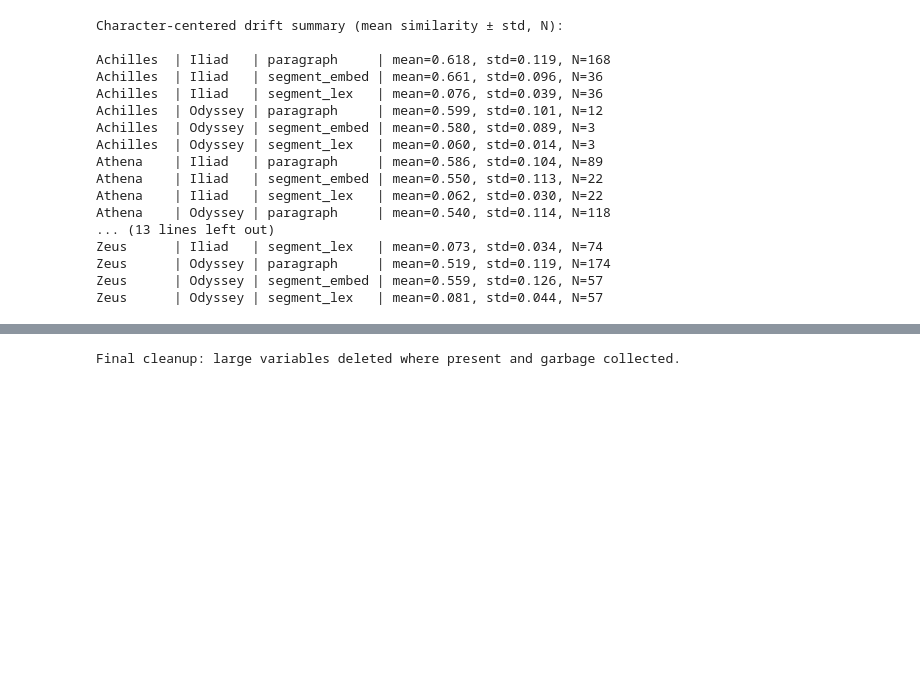
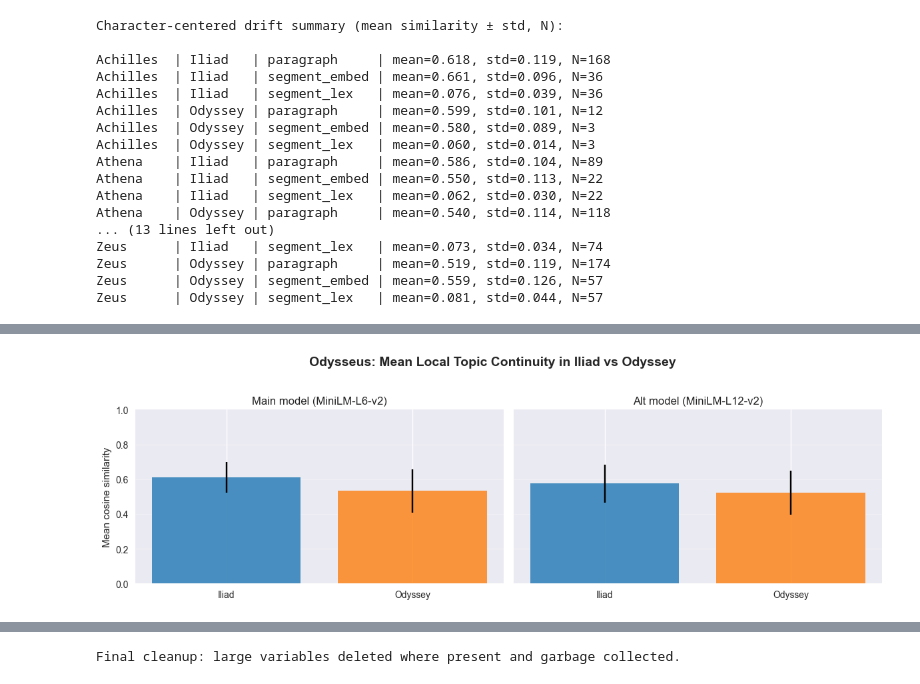
Before and after one commit to unarmedsnek/applied-NLP-week4, a Jupyter notebook: notebooks/2_AppliedNLP_Session4_Character_Centered_Topic_Drift.ipynb, the cells around one changed output, grey strips where cells are left out. Drawn from its saved outputs; the diff is of its cells as text; code cells hidden in the pictures; blank space fills up the shorter version.

Commit message:
a little bit of debugging and plotting
added plots and how to read them

```diff
--- a/notebooks/2_AppliedNLP_Session4_Character_Centered_Topic_Drift.ipynb
+++ b/notebooks/2_AppliedNLP_Session4_Character_Centered_Topic_Drift.ipynb
@@ -1398,0 +1410,88 @@ Zeus      | Odyssey | segment_lex   | mean=0.081, std=0.044, N=57
+# %%
+# 1. Odysseus drift: Iliad vs Odyssey (main result + robustness)
+
+fig, axes = plt.subplots(1, 2, figsize=(12, 4), sharey=True)
+
+# Main model (all-MiniLM-L6-v2)
+ody_iliad_main = char_drift_iliad.get("odysseus")
+ody_odys_main = char_drift_odyssey.get("odysseus")
+
+if ody_iliad_main is not None and ody_odys_main is not None:
+    means_main = [float(ody_iliad_main.mean()), float(ody_odys_main.mean())]
+    stds_main = [float(ody_iliad_main.std()), float(ody_odys_main.std())]
+    labels = ["Iliad", "Odyssey"]
+    x = np.arange(len(labels))
+
+    axes[0].bar(x, means_main, yerr=stds_main, capsize=6,
+                color=["#1f77b4", "#ff7f0e"], alpha=0.8)
+    axes[0].set_xticks(x)
+    axes[0].set_xticklabels(labels)
+    axes[0].set_ylim(0, 1)
+    axes[0].set_ylabel("Mean cosine similarity", fontsize=11)
+    axes[0].set_title("Main model (MiniLM-L6-v2)", fontsize=12)
+    axes[0].grid(True, axis="y", alpha=0.3)
+else:
+    axes[0].text(0.5, 0.5, "Odysseus drift (main) not available",
+                 ha="center", va="center", fontsize=11)
+    axes[0].set_axis_off()
+
+# Alternate model (all-MiniLM-L12-v2) — robustness
+if "sims_i_alt" in globals() and "sims_o_alt" in globals() and len(sims_i_alt) and len(sims_o_alt):
+    means_alt = [float(sims_i_alt.mean()), float(sims_o_alt.mean())]
+    stds_alt = [float(sims_i_alt.std()), float(sims_o_alt.std())]
+    labels_alt = ["Iliad", "Odyssey"]
+    x_alt = np.arange(len(labels_alt))
+
+    axes[1].bar(x_alt, means_alt, yerr=stds_alt, capsize=6,
+                color=["#1f77b4", "#ff7f0e"], alpha=0.8)
+    axes[1].set_xticks(x_alt)
+    axes[1].set_xticklabels(labels_alt)
+    axes[1].set_ylim(0, 1)
+    axes[1].set_title("Alt model (MiniLM-L12-v2)", fontsize=12)
+    axes[1].grid(True, axis="y", alpha=0.3)
+else:
+    axes[1].text(0.5, 0.5, "Alt-model drift not available\n(run robustness cell first)",
+                 ha="center", va="center", fontsize=11)
+    axes[1].set_axis_off()
+
+fig.suptitle("Odysseus: Mean Local Topic Continuity in Iliad vs Odyssey", fontsize=14, fontweight="bold")
+fig.tight_layout(rect=[0, 0.03, 1, 0.95])
+plt.show()
+
+
+# 2. Achilles vs Hector drift in the Iliad (negative control)
+
+achilles_iliad = char_drift_iliad.get("achilles")
+hector_iliad = char_drift_iliad.get("hector")
+
+if achilles_iliad is not None and hector_iliad is not None:
+    data = [achilles_iliad, hector_iliad]
+    labels = ["Achilles", "Hector"]
+
+    plt.figure(figsize=(6, 4))
+    plt.boxplot(data, labels=labels, showfliers=False)
+    plt.ylim(0, 1)
+    plt.ylabel("Cosine similarity (paragraph level)", fontsize=11)
+    plt.title("Achilles vs Hector Local Topic Continuity (Iliad)", fontsize=13, fontweight="bold")
+    plt.grid(True, axis="y", alpha=0.3)
+    plt.tight_layout()
+    plt.show()
+else:
+    print("Achilles/Hector drift not available.")
+
+
+# 3. Within-episode vs across-episode drift for Odysseus in the Odyssey
+
+plot_within_vs_across_episode("odysseus", epic="odyssey")
+
+
+# 4. Character-level drift line with episode annotations (Achilles in the Iliad)
+
+plot_character_drift_with_episodes("achilles", epic="iliad", top_n=3)
+
+
+# 5. Embedding vs lexical similarity correlation for Odysseus segments (Odyssey)
+
+plot_segment_drift_correlation("odysseus", epic="odyssey")
+# %% [output]
+[figure, added]
```
Also changed, not shown: parts of 3 cells of this notebook, 1 other file.
